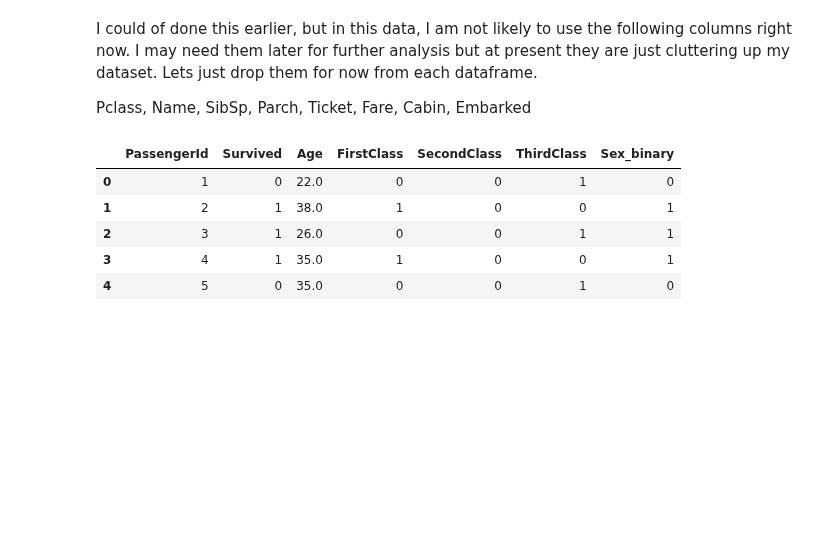
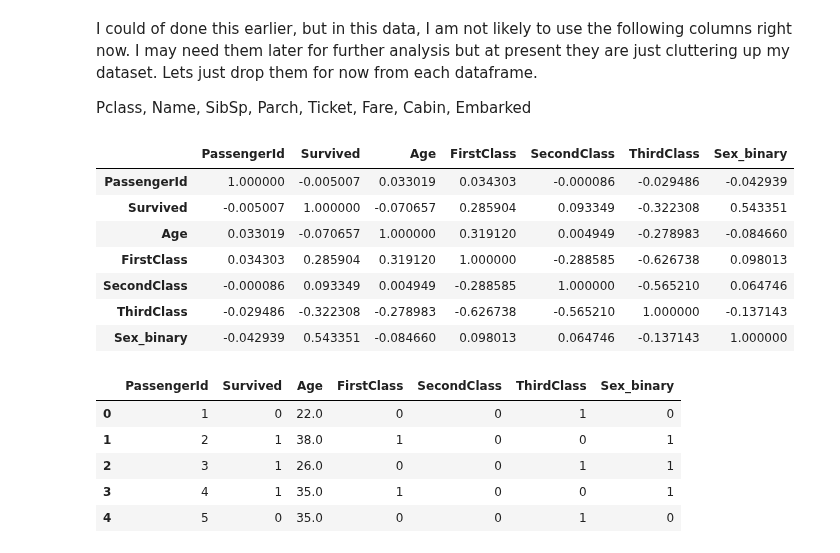
Before and after one commit to DomenickD/DataScience-IEX-USF, a Jupyter notebook: Titanic/titanic.ipynb, the cells around one changed output. Drawn from its saved outputs; the diff is of its cells as text; code cells hidden in the pictures; blank space fills up the shorter version.

```diff
--- a/Titanic/titanic.ipynb
+++ b/Titanic/titanic.ipynb
@@ -131,6 +135,17 @@ train.head()
 I could of done this earlier, but in this data, I am not likely to use the following columns right now. I may need them later for further analysis but at present they are just cluttering up my dataset. Lets just drop them for now from each dataframe.
 
 Pclass, Name, SibSp, Parch, Ticket, Fare, Cabin, Embarked
+# %%
+train.corr()
+# %% [output]
+|  | PassengerId | Survived | Age | FirstClass | SecondClass | ThirdClass | Sex_binary |
+| PassengerId | 1.000000 | -0.005007 | 0.033019 | 0.034303 | -0.000086 | -0.029486 | -0.042939 |
+| Survived | -0.005007 | 1.000000 | -0.070657 | 0.285904 | 0.093349 | -0.322308 | 0.543351 |
+| Age | 0.033019 | -0.070657 | 1.000000 | 0.319120 | 0.004949 | -0.278983 | -0.084660 |
+| FirstClass | 0.034303 | 0.285904 | 0.319120 | 1.000000 | -0.288585 | -0.626738 | 0.098013 |
+| SecondClass | -0.000086 | 0.093349 | 0.004949 | -0.288585 | 1.000000 | -0.565210 | 0.064746 |
+| ThirdClass | -0.029486 | -0.322308 | -0.278983 | -0.626738 | -0.565210 | 1.000000 | -0.137143 |
+| Sex_binary | -0.042939 | 0.543351 | -0.084660 | 0.098013 | 0.064746 | -0.137143 | 1.000000 |
 # %%
 columns_to_drop = ["Pclass", "Name", "Sex", "SibSp", "Parch", "Ticket", "Fare", "Cabin", "Embarked"]
 
```
Also changed, not shown: parts of 4 cells of this notebook, 1 other file.
